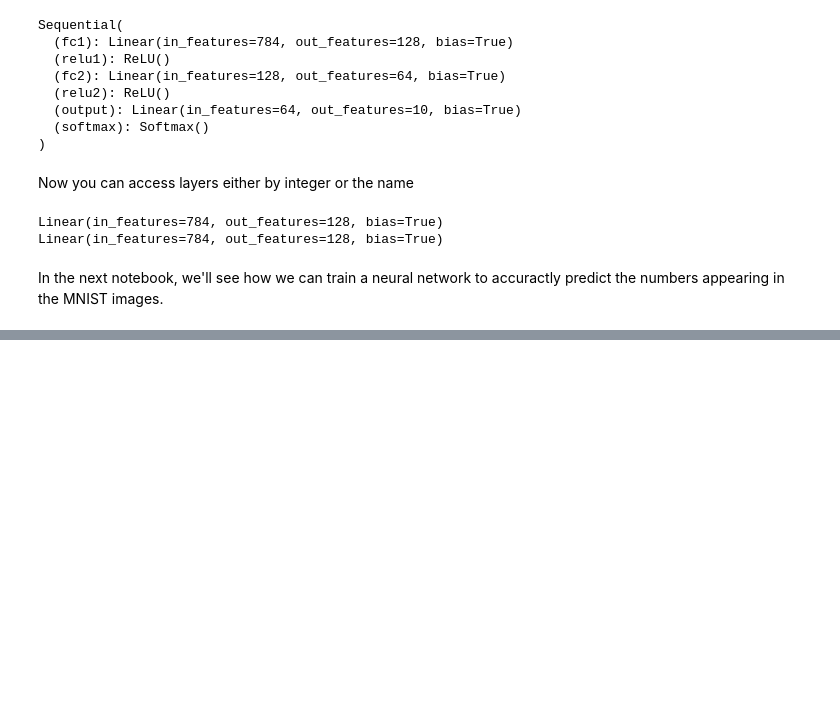
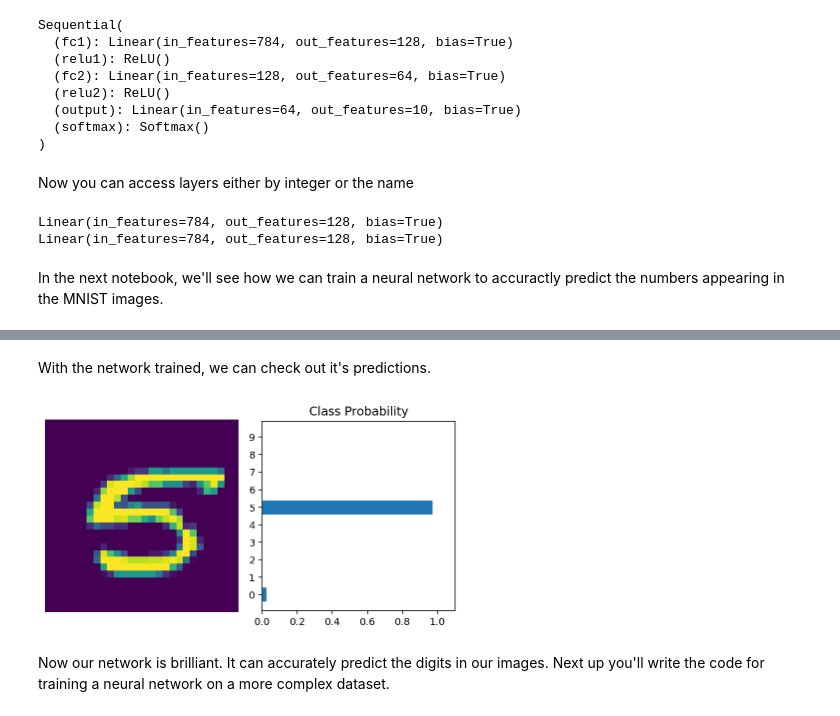
Before and after one commit to ChristopherDaigle/Udacity, a Jupyter notebook: IntroductionToMachineLearningProgram/Part3_DeepLearning/Deep Learning With Pytorch/Notes on Deep Learning - Deep Learning With Pytorch.ipynb, the cells around one changed output, grey strips where cells are left out. Drawn from its saved outputs; the diff is of its cells as text; code cells hidden in the pictures; blank space fills up the shorter version.

```diff
--- a/IntroductionToMachineLearningProgram/Part3_DeepLearning/Deep Learning With Pytorch/Notes on Deep Learning - Deep Learning With Pytorch.ipynb
+++ b/IntroductionToMachineLearningProgram/Part3_DeepLearning/Deep Learning With Pytorch/Notes on Deep Learning - Deep Learning With Pytorch.ipynb
@@ -682,0 +974,29 @@ In the next notebook, we'll see how we can train a neural network to accuractly
+# %%
+# Build a feed-forward network
+
+# Define the hyperparameters for our network
+input_size = 784
+hidden_sizes = [128, 64]
+output_size = 10
+
+# Define the network structure
+model = nn.Sequential(nn.Linear(input_size, hidden_sizes[0]),
+                      nn.ReLU(),
+                      nn.Linear(hidden_sizes[0], hidden_sizes[1]),
+                      nn.ReLU(),
+                      nn.Linear(hidden_sizes[1], output_size),
+                      nn.LogSoftmax(dim=1)
+                     )
+
+# Define the loss
+criterion = nn.NLLLoss()
+
+# Get the data
+images, labels = next(iter(trainloader))
+# Flatten the data
+images = images.view(images.shape[0], -1)
+
+# Perform a forward pass
+logps = model(images)
+# Calculate the loss
+loss = criterion(logps, labels)
@@ -682,0 +1137,21 @@ In the next notebook, we'll see how we can train a neural network to accuractly
+# %% [markdown]
+With the network trained, we can check out it's predictions.
+# %%
+%matplotlib inline
+%config InlineBackend.figure_format = 'retina'
+import helper
+
+images, labels = next(iter(trainloader))
+
+img = images[0].view(1, 784)
+# Turn off gradients to speed up this part
+with torch.no_grad():
+    logps = model(img)
+
+# Output of the network are log-probabilities, need to take exponential for probabilities
+ps = torch.exp(logps)
+helper.view_classify(img.view(1, 28, 28), ps)
+# %% [output]
+[figure, added]
+# %% [markdown]
+Now our network is brilliant. It can accurately predict the digits in our images. Next up you'll write the code for training a neural network on a more complex dataset.
```
Also changed, not shown: parts of 43 cells of this notebook.
